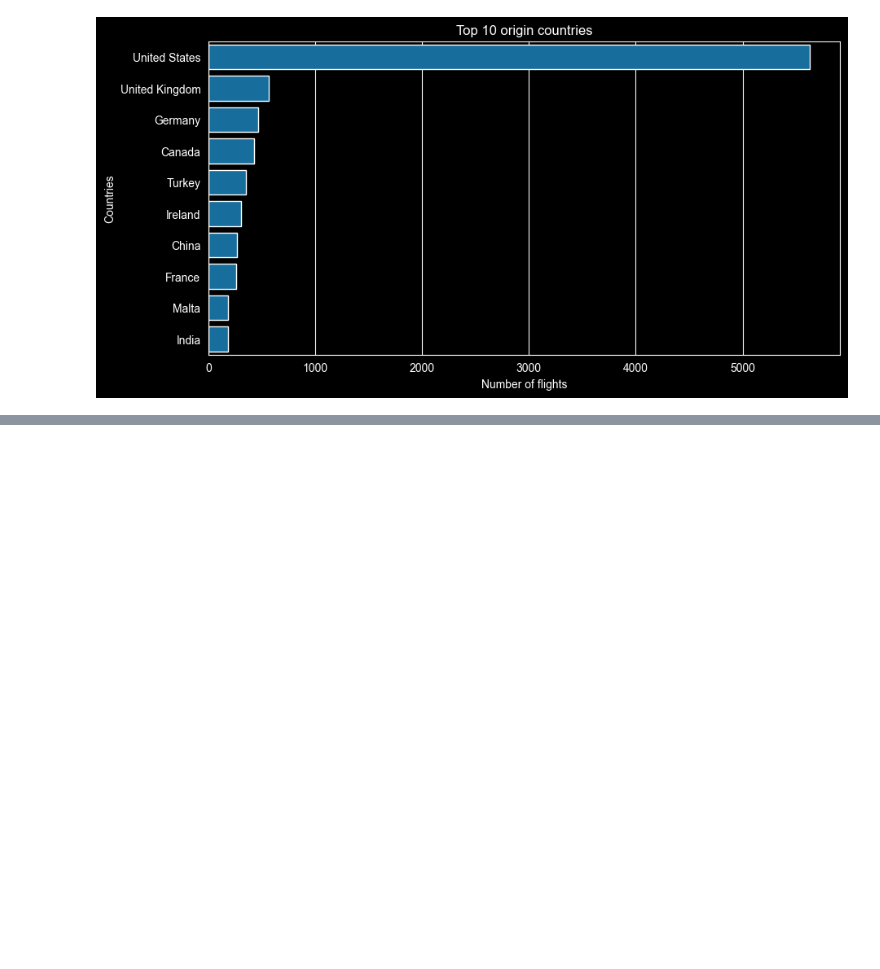
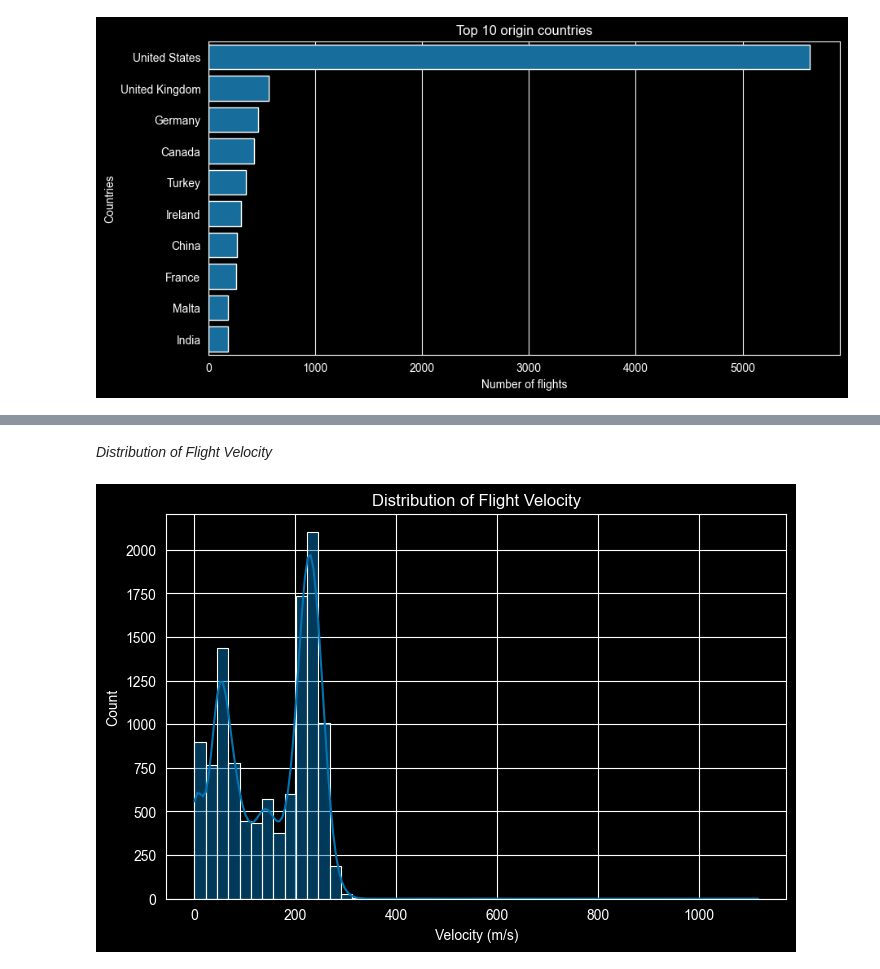
Before and after one commit to muneebsaddal/opensky-flight-data-analysis, a Jupyter notebook: flight_data_analysis.ipynb, the cells around one changed output, grey strips where cells are left out. Saved outputs shown, nothing was run; the diff lists cells and outputs as text; code cells hidden in the pictures; blank space fills up the shorter version.

```diff
--- a/flight_data_analysis.ipynb
+++ b/flight_data_analysis.ipynb
@@ -59,0 +138,11 @@ if "origin_country" in df.columns:
+# %% [markdown]
+*Distribution of Flight Velocity*
+# %%
+if "velocity" in df.columns:
+    plt.figure(figsize=(8,5))
+    sns.histplot(df["velocity"].dropna(), bins=50, kde=True)
+    plt.title("Distribution of Flight Velocity")
+    plt.xlabel("Velocity (m/s)")
+    plt.show()
+# %% [output]
+[figure, added]
```
Also changed, not shown: parts of 18 cells of this notebook.
